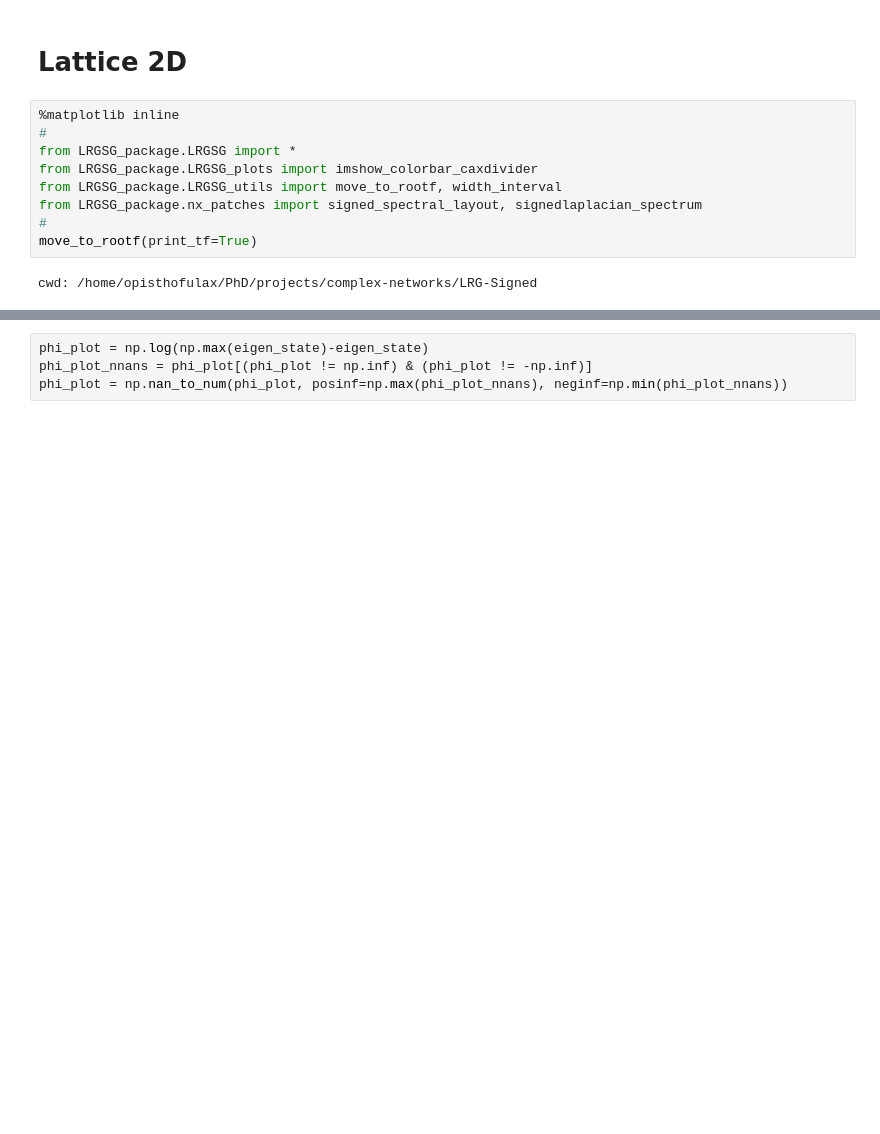
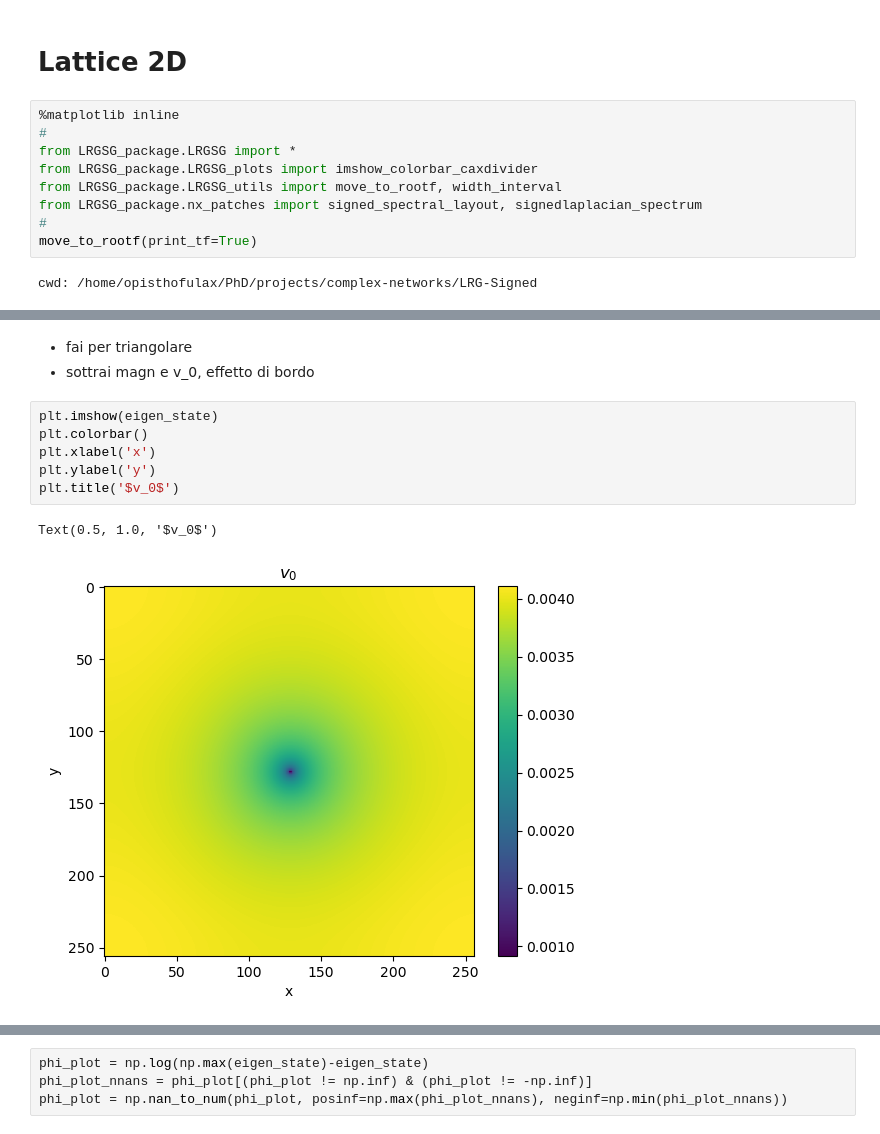
Before and after one commit to giulioiannelli/lrgsglib-public, a Jupyter notebook: notebooks/lattc2dsq_SLDynamics.ipynb, the cells around one changed output, grey strips where cells are left out. Cells and saved outputs as stored; diff of their text form; blank space fills up the shorter version.

```diff
--- a/notebooks/lattc2dsq_SLDynamics.ipynb
+++ b/notebooks/lattc2dsq_SLDynamics.ipynb
@@ -14,3 +78,15 @@ cwd: /home/opisthofulax/PhD/projects/complex-networks/LRG-Signed
+# %% [markdown]
+- fai per triangolare
+- sottrai magn e v_0, effetto di bordo
+# %%
+plt.imshow(eigen_state)
+plt.colorbar()
+plt.xlabel('x')
+plt.ylabel('y')
+plt.title('$v_0$')
+# %% [output]
+Text(0.5, 1.0, '$v_0$')
+[figure, added]
 # %%
 side = 100
 eigenmode = 0
```
Also changed, not shown: parts of 22 cells of this notebook, 18 other files.
